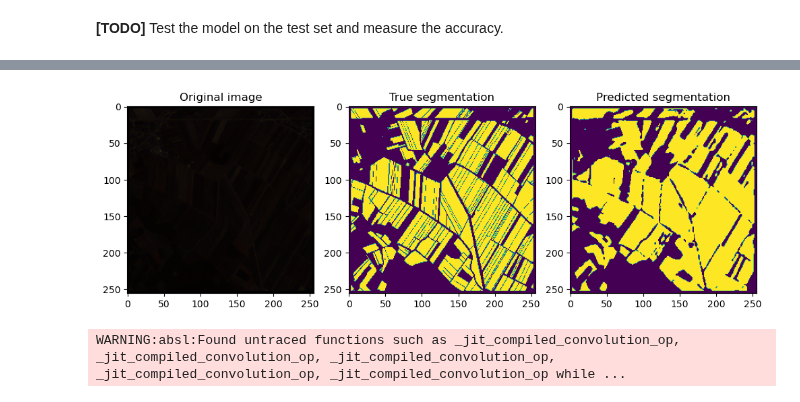
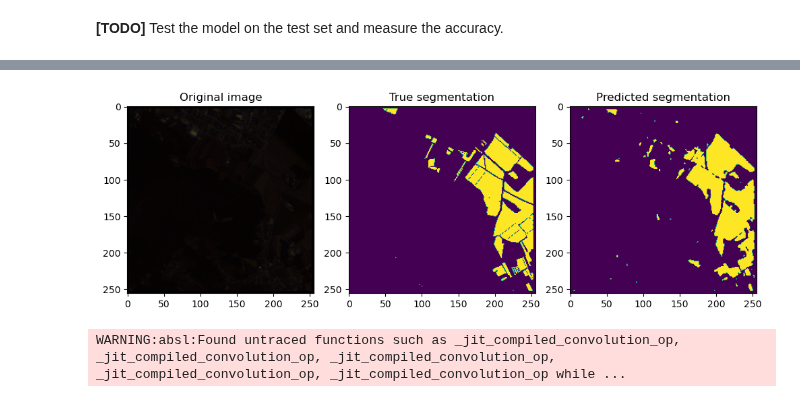
Before and after one commit to steurendo/SLNN, a Jupyter notebook: NN/Lab3/Lab3.ipynb, the cells around one changed output, grey strips where cells are left out. Cells and saved outputs as stored; diff of their text form; code cells hidden in the pictures.

```diff
--- a/NN/Lab3/Lab3.ipynb
+++ b/NN/Lab3/Lab3.ipynb
@@ -23,18 +23,15 @@ Y_test = Y[40:]
 # %% [markdown]
 **[TODO]** Implement the U-net neural network for segmentation as drawn in the lab document.
 # %%
-def conv_layer(features, stride, kernel_size=3, k_regularizer=tf.keras.regularizers.l2(0.01)):
+def conv_layer(features, stride, kernel_size=3):
     return tf.keras.layers.Conv2D(features,
                                   kernel_size=kernel_size,
                                   strides=(stride, stride),
-                                  padding='same',
-                                  # kernel_initializer='glorot_normal',
-                                  # kernel_regularizer=k_regularizer
+                                  padding='same'
                                   )
 
 
 def post_layer(inputs):
     h = tf.keras.layers.BatchNormalization()(inputs)
     return tf.keras.layers.Activation('relu')(h)
-    # return tf.keras.layers.LeakyReLU(alpha=0.1)(h)
 # %%
@@ -133,28 +70,23 @@ Shape of the output: (256, 256, 2)
 # %% [markdown]
 **[TODO]** Compile and train the model (might take some time...)
 # %%
-# Compiling
+# Clearing previous model
+tf.keras.backend.clear_session()
+# Defining the model
 if tf.io.gfile.exists('./models/cultivated_recognition_try'):
     model = tf.keras.models.load_model('./models/cultivated_recognition_try')
     print('Model loaded!')
 else:
-    model = tf.keras.Model(inputs, outputs)
+    model = build_unet(input_shape=(256, 256, 12), init_features=128)
 model.compile(optimizer=tf.keras.optimizers.Adam(0.001), loss='sparse_categorical_crossentropy', metrics=['accuracy'])
 # %%
 # Training
-batch_size = 2
+batch_size = 1
 dataset = tf.data.Dataset.from_tensor_slices((X_train, Y_train))
 dataset = dataset.batch(batch_size)
 dataset_test = tf.data.Dataset.from_tensor_slices((X_test, Y_test))
 dataset_test = dataset_test.batch(batch_size)
-callback = tf.keras.callbacks.EarlyStopping(
-    monitor='val_accuracy',
-    patience=10,
-    verbose=1,
-    restore_best_weights=True
-)
-# model.fit(X_train, Y_train, batch_size=batch_size, epochs=100, validation_data=(X_test, Y_test), callbacks=[callback])
-# model.fit(dataset, epochs=100, validation_data=dataset_test)
 # %%
-model.fit(X_train, Y_train, batch_size=batch_size, epochs=100, validation_data=(X_test, Y_test), callbacks=[callback])
+# model.fit(X_train, Y_train, batch_size=batch_size, epochs=100, validation_data=(X_test, Y_test), callbacks=[callback])
+model.fit(dataset, epochs=5, validation_data=dataset_test)
 # %% [output]
@@ -207,20 +119,20 @@ print(np.unique(test_pred, return_counts=True))
 # %%
 # Comparing the results
-img_index = 3
+img_index = 1
 plt.figure(figsize=(10, 4))
 plt.subplot(1, 3, 1)
 plt.title('Original image')
 plt.imshow(X_test[img_index, :, :, 2::-1])
 plt.subplot(1, 3, 2)
 plt.title('True segmentation')
 plt.imshow(Y_test[img_index, :, :])
 plt.subplot(1, 3, 3)
 plt.title('Predicted segmentation')
 plt.imshow(test_pred[img_index, :, :])
 plt.tight_layout()
 plt.show()
 # %% [output]
-[figure, old version]
+[figure, new version]
 # %%
 # Saving the model
 model.save('./models/cultivated_recognition')
```
Also changed, not shown: parts of 10 cells of this notebook.
